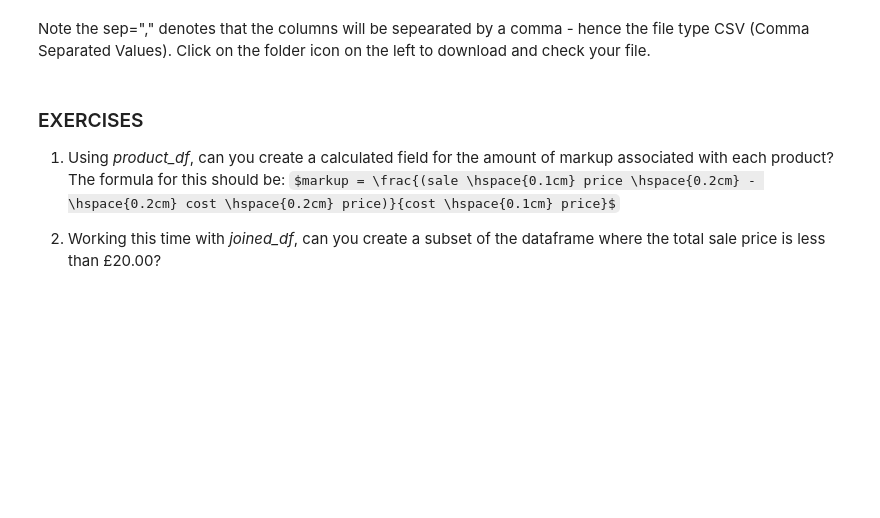
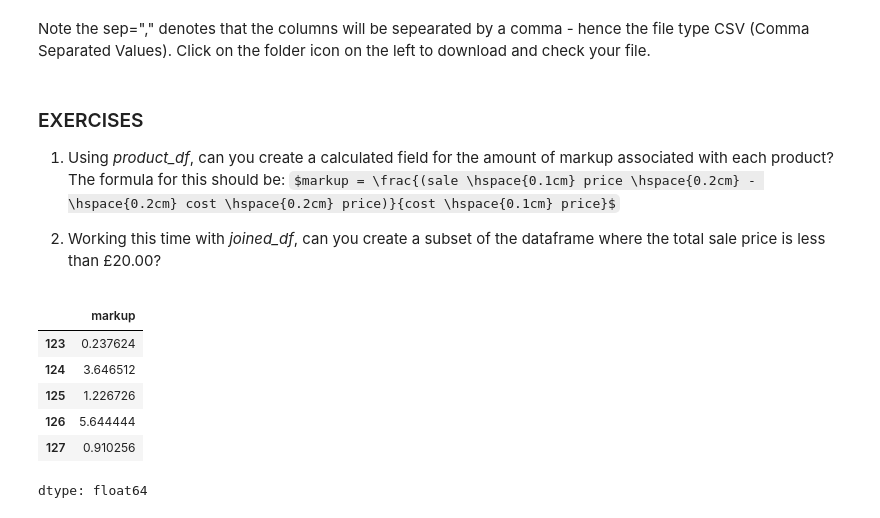
Before and after one commit to yang-yu101/yang-yu101-DataScience-GenAI-Submissions, a Jupyter notebook: Copy_of_2_03_Calculated_Fields,_Indexing_and_Subsetting.ipynb, the cells around one changed output. Cells and saved outputs as stored; diff of their text form; code cells hidden in the pictures; some formulas as TeX source; blank space fills up the shorter version.

```diff
--- a/Copy_of_2_03_Calculated_Fields,_Indexing_and_Subsetting.ipynb
+++ b/Copy_of_2_03_Calculated_Fields,_Indexing_and_Subsetting.ipynb
@@ -159,3 +171,17 @@ Note the sep="," denotes that the columns will be sepearated by a comma - hence
 $markup = \frac{(sale \hspace{0.1cm} price \hspace{0.2cm} - \hspace{0.2cm} cost \hspace{0.2cm} price)}{cost \hspace{0.1cm} price}$
 
 2. Working this time with _joined\_df_, can you create a subset of the dataframe where the total sale price is less than £20.00?
+# %%
+products_df['cost_price']=products_df['cost_price'].astype(float)
+products_df['sale_price']=products_df['sale_price'].astype(float)
+products_df['markup']=(products_df['sale_price']-products_df['cost_price'])/products_df['cost_price']
+# %%
+products_df['markup']
+# %% [output]
+|  | markup |
+| 123 | 0.237624 |
+| 124 | 3.646512 |
+| 125 | 1.226726 |
+| 126 | 5.644444 |
+| 127 | 0.910256 |
+dtype: float64
```
Also changed, not shown: parts of 4 cells of this notebook.
